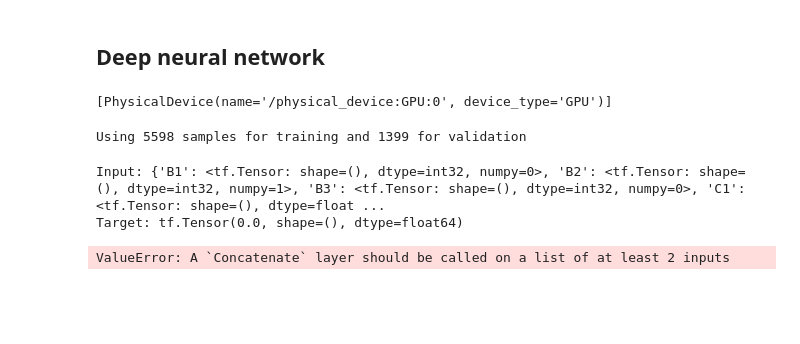
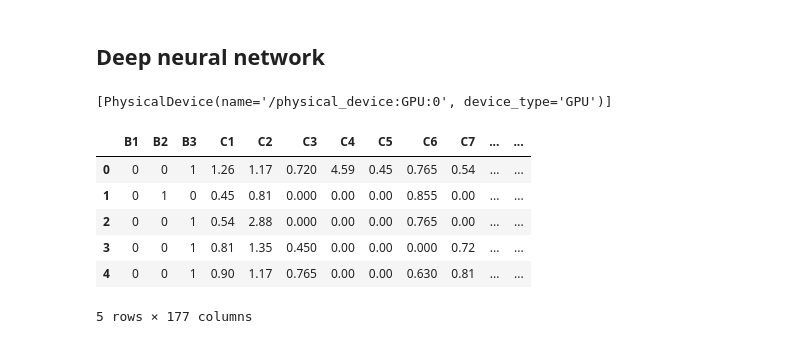
Before and after one commit to huynguyen1197/Machine-Learning-Project, a Jupyter notebook: data-visualize-train.ipynb, the cells around one changed output. Drawn from its saved outputs; the diff is of its cells as text; code cells hidden in the pictures; blank space fills up the shorter version.

```diff
--- a/data-visualize-train.ipynb
+++ b/data-visualize-train.ipynb
@@ -158,14 +160,15 @@ tf.config.list_physical_devices('GPU')
 # %% [output]
 [PhysicalDevice(name='/physical_device:GPU:0', device_type='GPU')]
 # %%
-dataframe = pd.read_csv('train.txt',  delimiter='\s+', names=names)
+df = pd.read_csv('train.txt',  delimiter='\s+', names=names).dropna()
+target_column = ['Class']
+predictors = list(set(list(df.columns))-set(target_column))
+df.head(5)
+# %% [output]
+|  | B1 | B2 | B3 | C1 | C2 | C3 | C4 | C5 | C6 | C7 | ... | ... |
+| 0 | 0 | 0 | 1 | 1.26 | 1.17 | 0.720 | 4.59 | 0.45 | 0.765 | 0.54 | ... | ... |
+| 1 | 0 | 1 | 0 | 0.45 | 0.81 | 0.000 | 0.00 | 0.00 | 0.855 | 0.00 | ... | ... |
+| 2 | 0 | 0 | 1 | 0.54 | 2.88 | 0.000 | 0.00 | 0.00 | 0.765 | 0.00 | ... | ... |
+| 3 | 0 | 0 | 1 | 0.81 | 1.35 | 0.450 | 0.00 | 0.00 | 0.000 | 0.72 | ... | ... |
+| 4 | 0 | 0 | 1 | 0.90 | 1.17 | 0.765 | 0.00 | 0.00 | 0.630 | 0.81 | ... | ... |
+5 rows × 177 columns
-# %%
-val_dataframe = dataframe.sample(frac=0.2, random_state=1)
-train_dataframe = dataframe.drop(val_dataframe.index)
-
-print(
-    "Using %d samples for training and %d for validation"
-    % (len(train_dataframe), len(val_dataframe))
-)
-# %% [output]
-Using 5598 samples for training and 1399 for validation
@@ -183,7 +174,0 @@ val_ds = dataframe_to_dataset(val_dataframe)
-# %%
-for x, y in train_ds.take(1):
-    print("Input:", x)
-    print("Target:", y)
-# %% [output]
-Input: {'B1': <tf.Tensor: shape=(), dtype=int32, numpy=0>, 'B2': <tf.Tensor: shape=(), dtype=int32, numpy=1>, 'B3': <tf.Tensor: shape=(), dtype=int32, numpy=0>, 'C1': <tf.Tensor: shape=(), dtype=float ...
-Target: tf.Tensor(0.0, shape=(), dtype=float64)
@@ -193,4 +174,0 @@ val_ds = val_ds.batch(32)
-# %%
-all_features = layers.concatenate()
-# %% [output]
-ValueError: A `Concatenate` layer should be called on a list of at least 2 inputs
```
Also changed, not shown: parts of 24 cells of this notebook.
